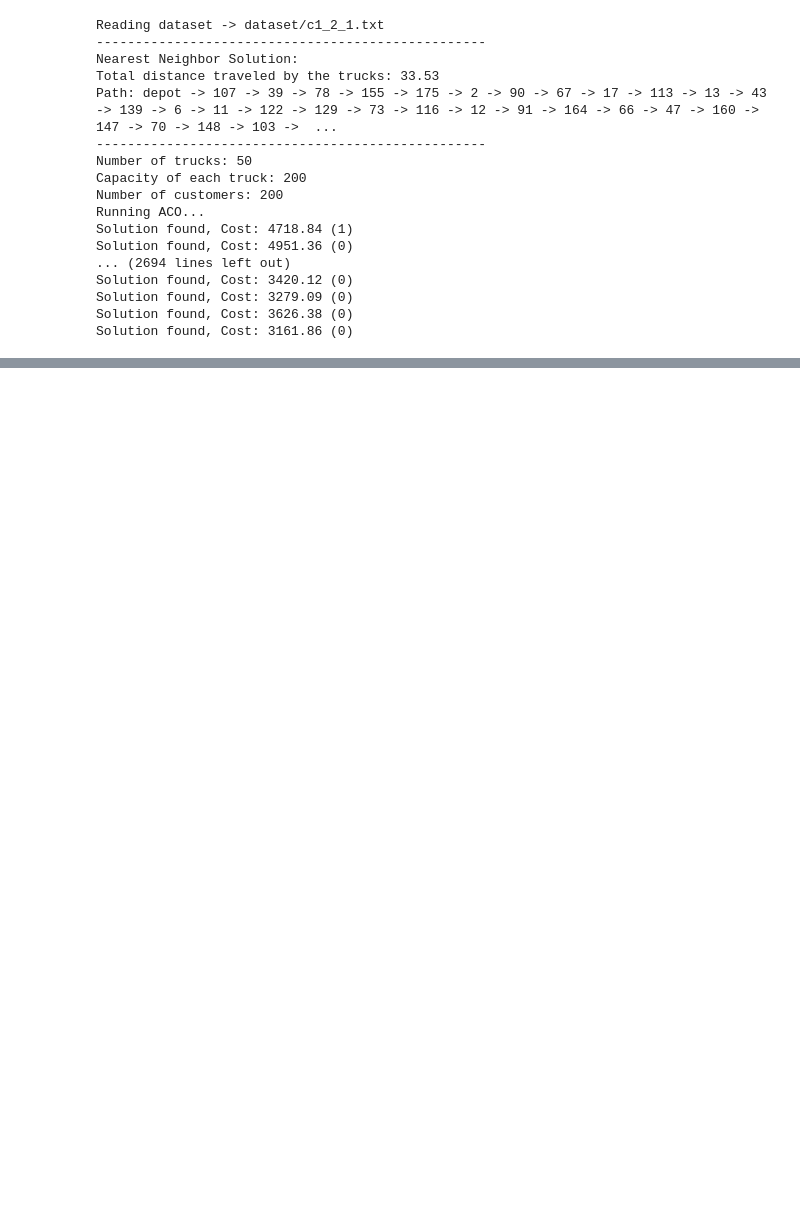
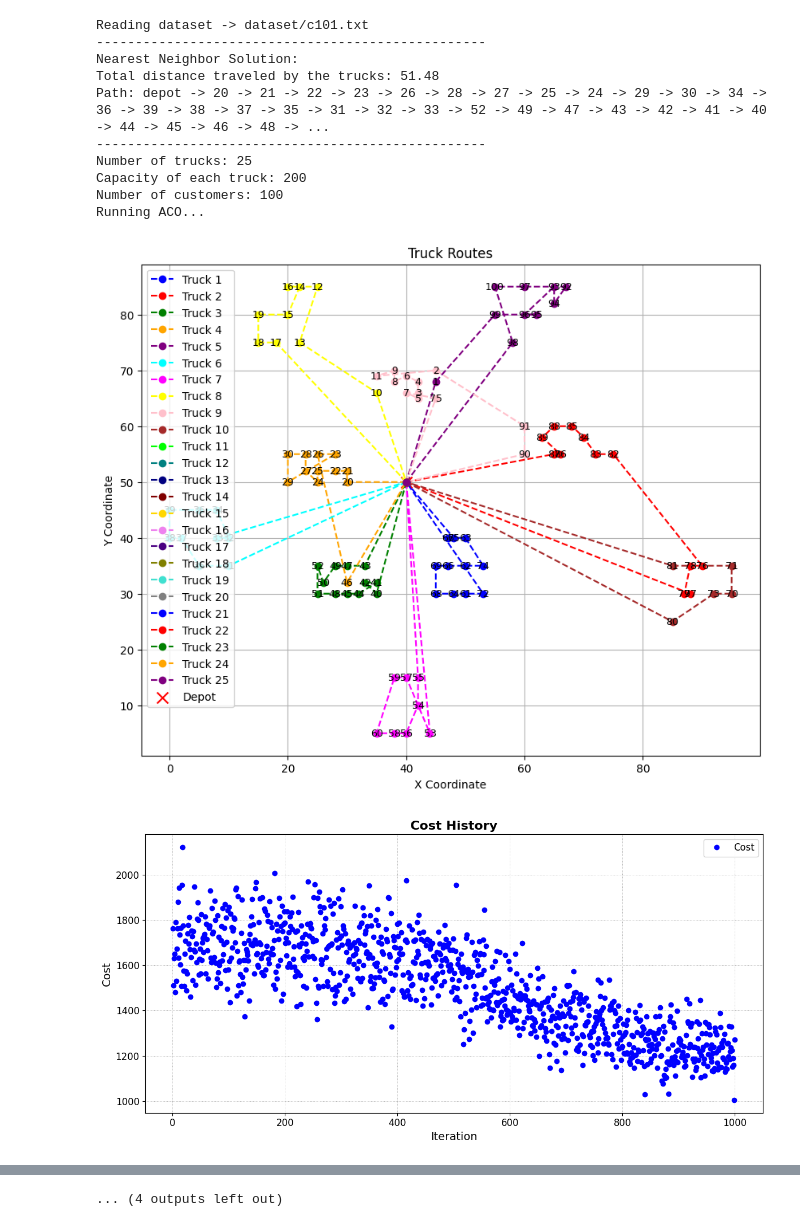
Before and after one commit to En0ri4n/Project-Advanced-Algorithms, a Jupyter notebook: main.ipynb, the cells around one changed output, grey strips where cells are left out. Saved outputs shown, nothing was run; the diff lists cells and outputs as text; code cells hidden in the pictures; blank space fills up the shorter version.

Commit message:
add test_random, which test multiple instances with the same parameters and save it in an excel file

```diff
--- a/main.ipynb
+++ b/main.ipynb
@@ -181,43 +181,81 @@ def main():
         truck_capacity=capacity,
         iterations=75,
         ants_count=50,
         pheromone_importance=2.0,
         heuristic_importance=2.0,
         evaporation_rate=0.1,
         pheromone_init=1/distance,
         debug=True
     )
 
     # Run the ACO algorithm to find the best solution
     best_solution, best_cost = aco.run()
 
     # Plot the routes of the best solution
     pr.plot_routes(best_solution, aco.depot)
 
     # Print the cost history
     pr.print_costs_history(aco.costs)
 
     # Print the truck usage details
     pr.print_truck_usage(best_solution, aco.depot)
 
+def test_random():
+    distances_column = []
+
+    customers, truck_count, capacity = read_dataset('dataset/c101.txt')  # Read the dataset from the input file
+    # customers, truck_count, capacity = instance_generator(10)  # Generate a random instance of the vehicle routing problem
+
+    nno = NNO(customers)
+    distance = nno.run()
+
+    # Print the vehicle data
+    print(f"Number of trucks: {truck_count}")
+    print(f"Capacity of each truck: {capacity}")
+    print(f"Number of customers: {len(customers) - 1}")
+
+    for i in range(5):
+        # Initialize the Ant Colony Optimization (ACO) algorithm
+        aco = ACO(
+            customers.copy(),
+            truck_count=truck_count,
+            truck_capacity=capacity
+        )
+
+        # Run the ACO algorithm to find the best solution
+        best_solution, best_cost = aco.run()
+
+        distances_column.append(best_cost)
+
+        # Plot the routes of the best solution
+        pr.plot_routes(best_solution, aco.depot)
+
+        # Print the cost history
+        pr.print_costs_history(aco.costs)
+
+        # # Print the truck usage details
+        pr.print_truck_usage(best_solution, aco.depot, show_graphics=False)
+
+    excel_df = pd.DataFrame({"Distances": distances_column})
+
+    excel_df.to_excel('results_test.xlsx', index=True)  # Save the results to an Excel file
+    print(distances_column)
+
+
+
 if __name__ == '__main__':
     # do_excel()
-    main()
+    test_random()
 # %% [output]
-Reading dataset -> dataset/c1_2_1.txt
+Reading dataset -> dataset/c101.txt
 --------------------------------------------------
 Nearest Neighbor Solution:
-Total distance traveled by the trucks: 33.53
-Path: depot -> 107 -> 39 -> 78 -> 155 -> 175 -> 2 -> 90 -> 67 -> 17 -> 113 -> 13 -> 43 -> 139 -> 6 -> 11 -> 122 -> 129 -> 73 -> 116 -> 12 -> 91 -> 164 -> 66 -> 47 -> 160 -> 147 -> 70 -> 148 -> 103 ->  ...
+Total distance traveled by the trucks: 51.48
+Path: depot -> 20 -> 21 -> 22 -> 23 -> 26 -> 28 -> 27 -> 25 -> 24 -> 29 -> 30 -> 34 -> 36 -> 39 -> 38 -> 37 -> 35 -> 31 -> 32 -> 33 -> 52 -> 49 -> 47 -> 43 -> 42 -> 41 -> 40 -> 44 -> 45 -> 46 -> 48 -> ...
 --------------------------------------------------
-Number of trucks: 50
+Number of trucks: 25
 Capacity of each truck: 200
-Number of customers: 200
+Number of customers: 100
 Running ACO...
-Solution found, Cost: 4718.84 (1)
-Solution found, Cost: 4951.36 (0)
-... (2694 lines left out)
-Solution found, Cost: 3420.12 (0)
-Solution found, Cost: 3279.09 (0)
-Solution found, Cost: 3626.38 (0)
-Solution found, Cost: 3161.86 (0)
+[figure, added]
+[figure, added]
@@ -223,0 +295 @@ Solution found, Cost: 3161.86 (0)
+... (4 outputs left out)
```
Also changed, not shown: parts of 1 cell of this notebook.
